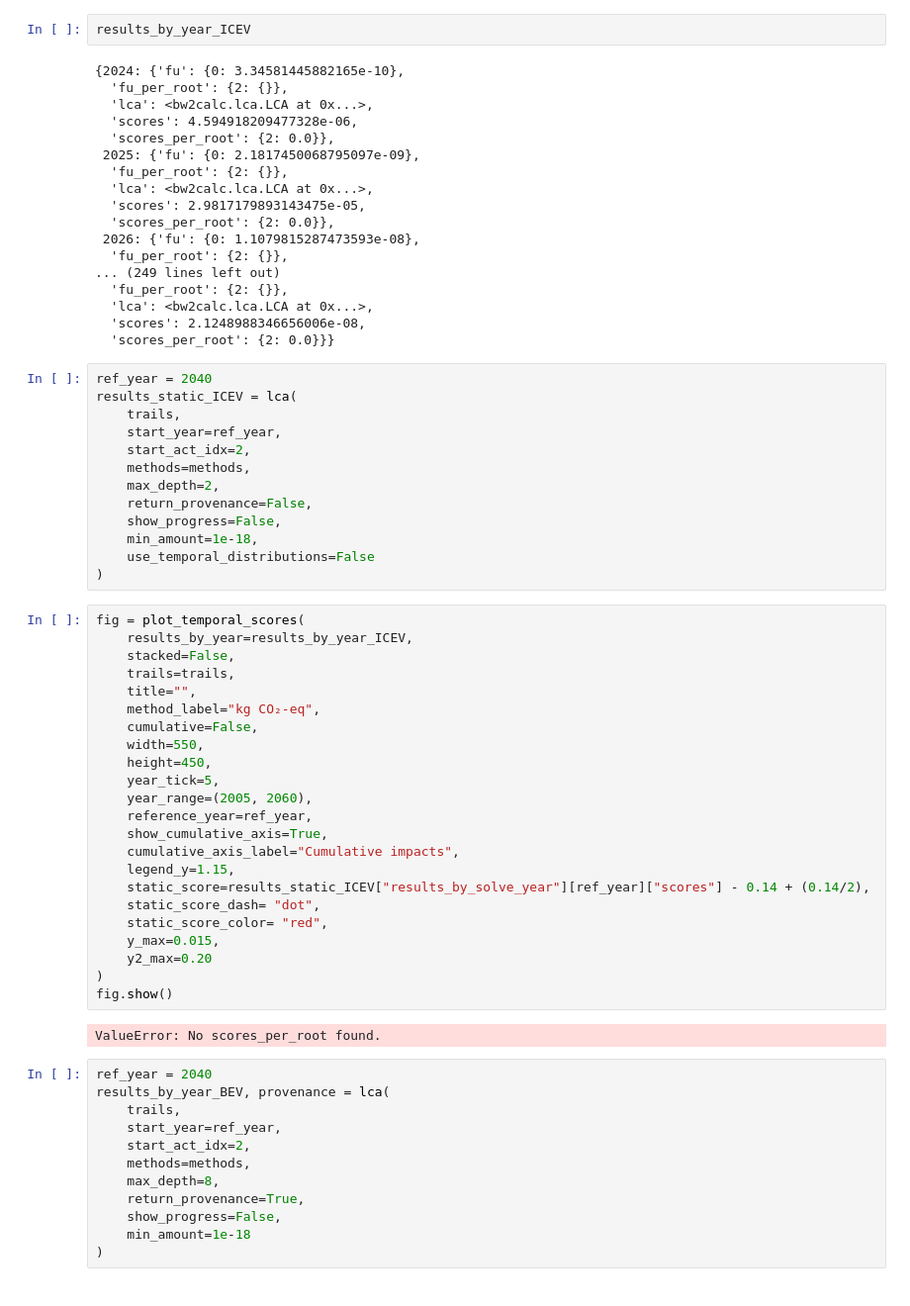
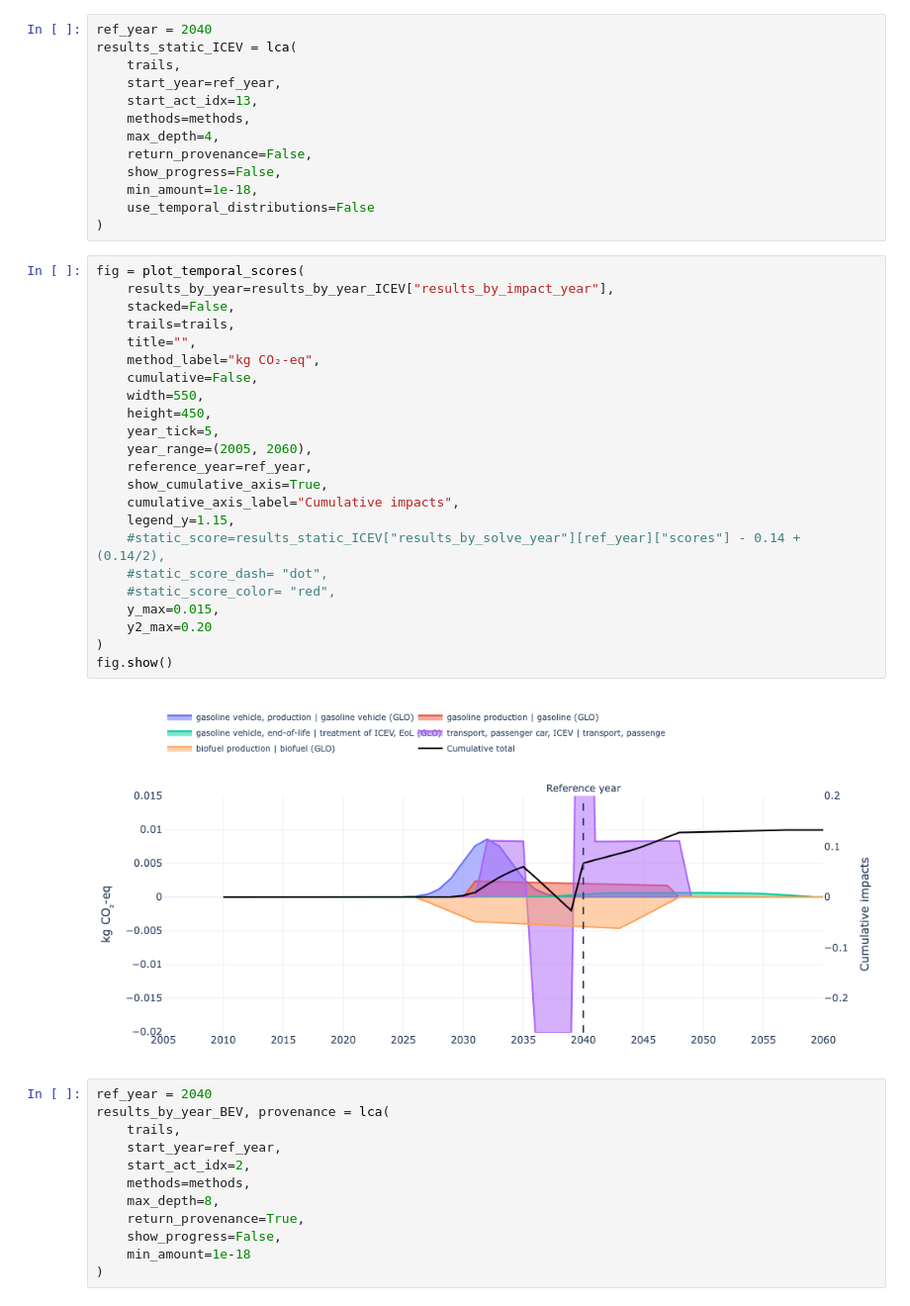
Before and after one commit to Laboratory-for-Energy-Systems-Analysis/trails, a Jupyter notebook: dev/example/dev.ipynb, the cells around one changed output. Shown at 99% size. Saved outputs shown, nothing was run; the diff lists cells and outputs as text.

```diff
--- a/dev/example/dev.ipynb
+++ b/dev/example/dev.ipynb
@@ -39,31 +34,11 @@ Total time elapsed: 00:00:00
-# %%
-results_by_year_ICEV
-# %% [output]
-{2024: {'fu': {0: 3.34581445882165e-10},
-  'fu_per_root': {2: {}},
-  'lca': <bw2calc.lca.LCA at 0x...>,
-  'scores': 4.594918209477328e-06,
-  'scores_per_root': {2: 0.0}},
- 2025: {'fu': {0: 2.1817450068795097e-09},
-  'fu_per_root': {2: {}},
-  'lca': <bw2calc.lca.LCA at 0x...>,
-  'scores': 2.9817179893143475e-05,
-  'scores_per_root': {2: 0.0}},
- 2026: {'fu': {0: 1.1079815287473593e-08},
-  'fu_per_root': {2: {}},
-... (249 lines left out)
-  'fu_per_root': {2: {}},
-  'lca': <bw2calc.lca.LCA at 0x...>,
-  'scores': 2.1248988346656006e-08,
-  'scores_per_root': {2: 0.0}}}
 # %%
 ref_year = 2040
 results_static_ICEV = lca(
     trails,
     start_year=ref_year,
-    start_act_idx=2,
+    start_act_idx=13,
     methods=methods,
-    max_depth=2,
+    max_depth=4,
     return_provenance=False,
     show_progress=False,
     min_amount=1e-18,
@@ -71,29 +46,29 @@ results_static_ICEV = lca(
 )
 # %%
 fig = plot_temporal_scores(
-    results_by_year=results_by_year_ICEV,
+    results_by_year=results_by_year_ICEV["results_by_impact_year"],
     stacked=False,
     trails=trails,
     title="",
     method_label="kg CO₂-eq",
     cumulative=False,
     width=550,
     height=450,
     year_tick=5,
     year_range=(2005, 2060),
     reference_year=ref_year,
     show_cumulative_axis=True,
     cumulative_axis_label="Cumulative impacts",
     legend_y=1.15,
-    static_score=results_static_ICEV["results_by_solve_year"][ref_year]["scores"] - 0.14 + (0.14/2),
-    static_score_dash= "dot",
-    static_score_color= "red",
+    #static_score=results_static_ICEV["results_by_solve_year"][ref_year]["scores"] - 0.14 + (0.14/2),
+    #static_score_dash= "dot",
+    #static_score_color= "red",
     y_max=0.015,
     y2_max=0.20
 )
 fig.show()
 # %% [output]
-ValueError: No scores_per_root found.
+[figure, added]
 # %%
 ref_year = 2040
 results_by_year_BEV, provenance = lca(
```
Also changed, not shown: parts of 6 cells of this notebook, 2 other files.
